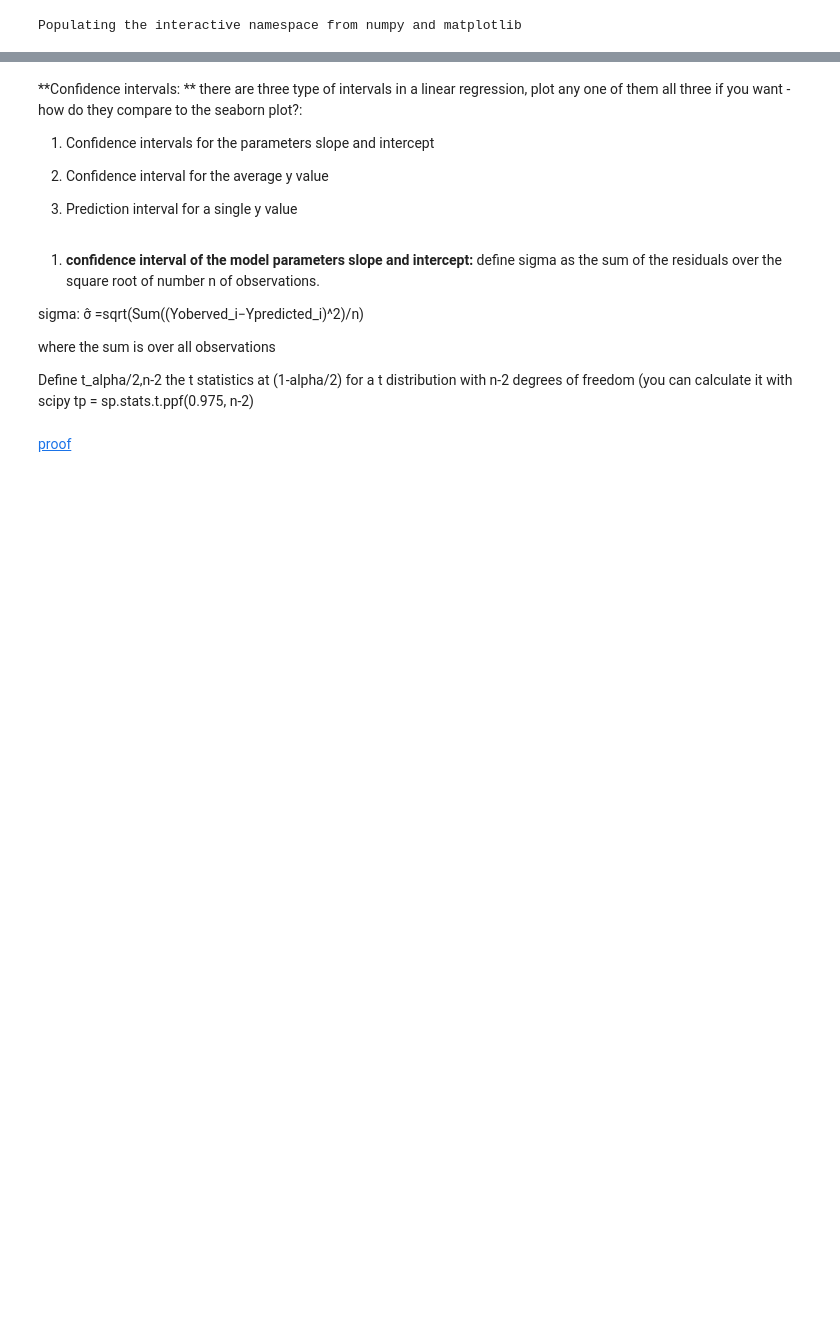
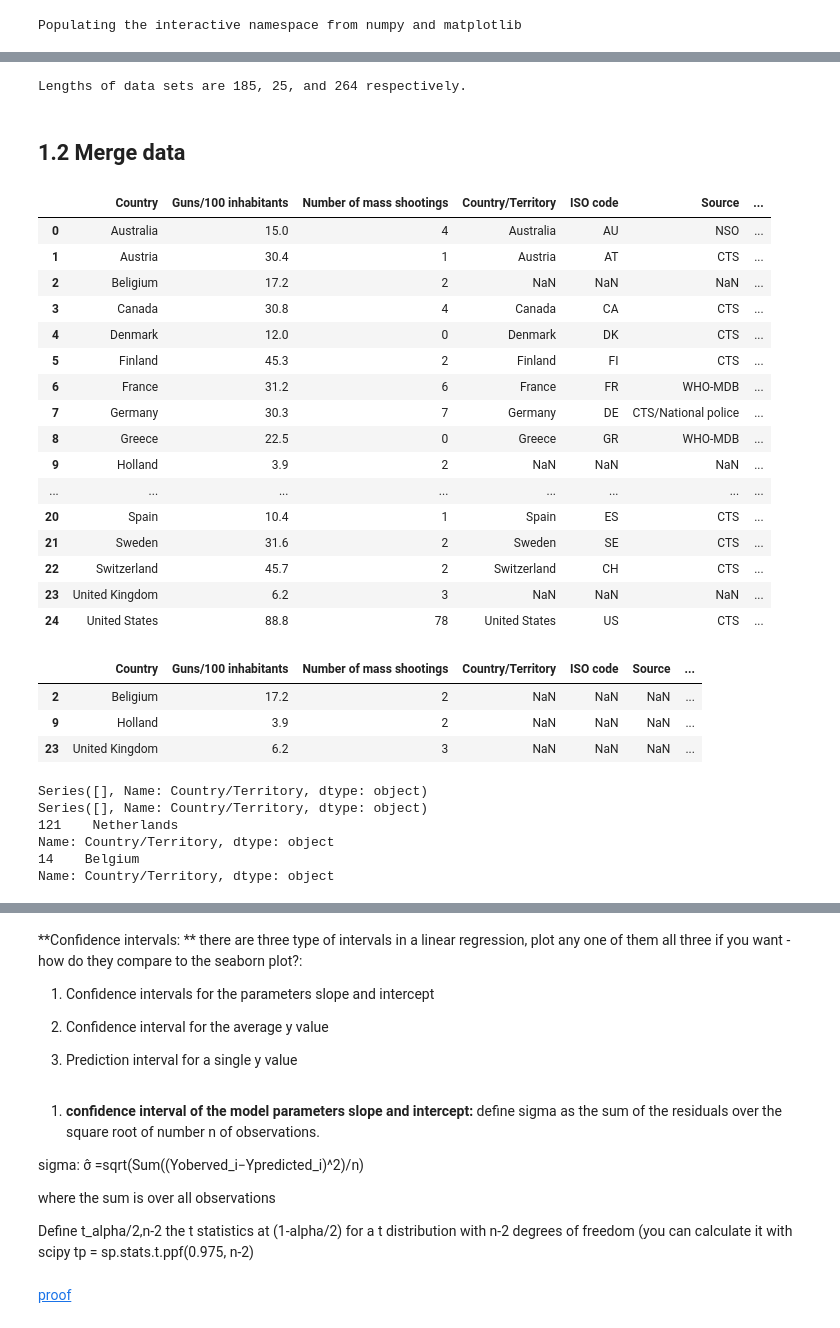
Before and after one commit to ywnch/PUI2017_ywc249, a Jupyter notebook: HW5_ywc249/HW5-3.ipynb, the cells around one changed output, grey strips where cells are left out. Cells and saved outputs as stored; diff of their text form; code cells hidden in the pictures; blank space fills up the shorter version.

```diff
--- a/HW5_ywc249/HW5-3.ipynb
+++ b/HW5_ywc249/HW5-3.ipynb
@@ -22,15 +22,22 @@ Populating the interactive namespace from numpy and matplotlib
 # %%
-#### BE REPRODUCIBLE! SAVE IN PUIDATA!!
-
 # Data 1: The Guardian firearms murders and ownership data
-link1 = 'https://docs.google.com/spreadsheets/d/1chqUZHuY6cXYrRYkuE0uwXisGaYvr7durZHJhpLGycs/edit#gid=0'
-# Download data from Google Docs with an API
-data1 = pd.read_csv('')
+# link 1: 'https://docs.google.com/spreadsheets/d/1chqUZHuY6cXYrRYkuE0uwXisGaYvr7durZHJhpLGycs/edit#gid=0'
+link1 = 'https://raw.githubusercontent.com/ywnch/PUI2017_ywc249/master/PUIdata/firearm.csv'
+os.system("curl -O " + link1)
+os.system("mv firearm.csv " + os.getenv("PUIDATA"))
+data1 = pd.read_csv(os.getenv("PUIDATA") + "/" + "firearm.csv")
+# Extra: Try download data from Google Docs with an API
 
 # Data 2: Number of mass shootings
-link2 = 'https://datawrapper.dwcdn.net/pvLFI/4/'
-data2 = pd.read_csv('')
+# link 2: 'https://datawrapper.dwcdn.net/pvLFI/4/'
+link2 = 'https://raw.githubusercontent.com/ywnch/PUI2017_ywc249/master/PUIdata/massshoot.csv'
+os.system("curl -O " + link2)
+os.system("mv massshoot.csv " + os.getenv("PUIDATA"))
+data2 = pd.read_csv(os.getenv("PUIDATA") + "/" + "massshoot.csv")
 
 # Data 3: The world population by country
-link3 = 'http://api.worldbank.org/v2/en/indicator/SP.POP.TOTL?downloadformat=csv'
-data3 = pd.read_csv('')
+# link 3: 'http://api.worldbank.org/v2/en/indicator/SP.POP.TOTL?downloadformat=csv'
+link3 = 'https://raw.githubusercontent.com/ywnch/PUI2017_ywc249/master/PUIdata/worldpop.csv'
+os.system("curl -O " + link3)
+os.system("mv worldpop.csv " + os.getenv("PUIDATA"))
+data3 = pd.read_csv(os.getenv("PUIDATA") + "/" + "worldpop.csv", header=2)
@@ -51,0 +72,50 @@ Populating the interactive namespace from numpy and matplotlib
+# %%
+# since we need information across all data for further analysis,
+# merge according to the data set with least countries
+print('Lengths of data sets are {}, {}, and {} respectively.'.format(len(data1), len(data2), len(data3)))
+# %% [output]
+Lengths of data sets are 185, 25, and 264 respectively.
+# %% [markdown]
+## 1.2 Merge data
+# %%
+# merge data1 to data2
+data21 = pd.merge(data2, data1, left_on="Country", right_on="Country/Territory", how='left', indicator=True)
+data21
+# %% [output]
+|  | Country | Guns/100 inhabitants | Number of mass shootings | Country/Territory | ISO code | Source | ... |
+| 0 | Australia | 15.0 | 4 | Australia | AU | NSO | ... |
+| 1 | Austria | 30.4 | 1 | Austria | AT | CTS | ... |
+| 2 | Beligium | 17.2 | 2 | NaN | NaN | NaN | ... |
+| 3 | Canada | 30.8 | 4 | Canada | CA | CTS | ... |
+| 4 | Denmark | 12.0 | 0 | Denmark | DK | CTS | ... |
+| 5 | Finland | 45.3 | 2 | Finland | FI | CTS | ... |
+| 6 | France | 31.2 | 6 | France | FR | WHO-MDB | ... |
+| 7 | Germany | 30.3 | 7 | Germany | DE | CTS/National police | ... |
+| 8 | Greece | 22.5 | 0 | Greece | GR | WHO-MDB | ... |
+| 9 | Holland | 3.9 | 2 | NaN | NaN | NaN | ... |
+| ... | ... | ... | ... | ... | ... | ... | ... |
+| 20 | Spain | 10.4 | 1 | Spain | ES | CTS | ... |
+| 21 | Sweden | 31.6 | 2 | Sweden | SE | CTS | ... |
+| 22 | Switzerland | 45.7 | 2 | Switzerland | CH | CTS | ... |
+| 23 | United Kingdom | 6.2 | 3 | NaN | NaN | NaN | ... |
+| 24 | United States | 88.8 | 78 | United States | US | CTS | ... |
+# %%
+# check 'left_only' to see potential issues of not merging successfully
+data21[data21._merge == 'left_only']
+# %% [output]
+|  | Country | Guns/100 inhabitants | Number of mass shootings | Country/Territory | ISO code | Source | ... |
+| 2 | Beligium | 17.2 | 2 | NaN | NaN | NaN | ... |
+| 9 | Holland | 3.9 | 2 | NaN | NaN | NaN | ... |
+| 23 | United Kingdom | 6.2 | 3 | NaN | NaN | NaN | ... |
+# %%
+# search country using 2-digit iso code
+iso = ['GB', 'UK', 'NL', 'BE']
+for i in iso:
+    print(data1['Country/Territory'][data1['ISO code'] == i])
+# %% [output]
+Series([], Name: Country/Territory, dtype: object)
+Series([], Name: Country/Territory, dtype: object)
+121    Netherlands
+Name: Country/Territory, dtype: object
+14    Belgium
+Name: Country/Territory, dtype: object
```
Also changed, not shown: parts of 41 cells of this notebook, 1 other file.
